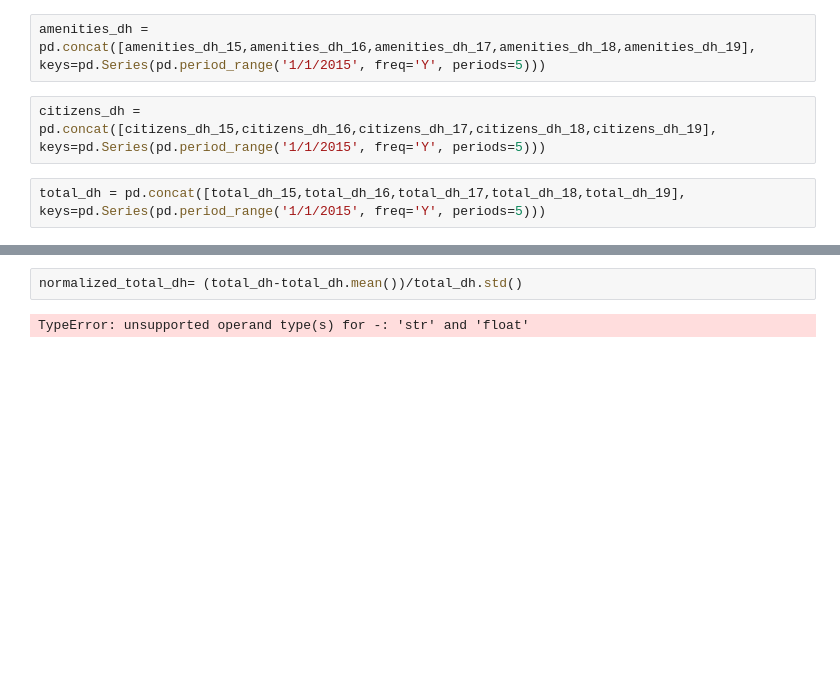
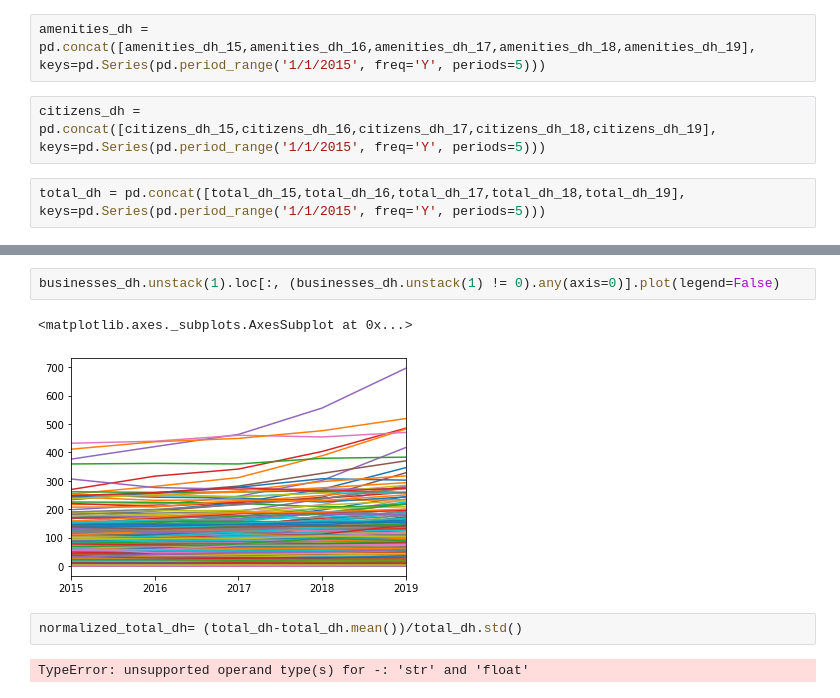
Before and after one commit to J-h-V/OpenDataDenHaag, a Jupyter notebook: DatasetCBS.ipynb, the cells around one changed output, grey strips where cells are left out. Saved outputs shown, nothing was run; the diff lists cells and outputs as text; blank space fills up the shorter version.

```diff
--- a/DatasetCBS.ipynb
+++ b/DatasetCBS.ipynb
@@ -92,3 +161,8 @@ total_dh = pd.concat([total_dh_15,total_dh_16,total_dh_17,total_dh_18,total_dh_1
+# %%
+businesses_dh.unstack(1).loc[:, (businesses_dh.unstack(1) != 0).any(axis=0)].plot(legend=False)
+# %% [output]
+<matplotlib.axes._subplots.AxesSubplot at 0x...>
+[figure, added]
 # %%
 normalized_total_dh= (total_dh-total_dh.mean())/total_dh.std()
 # %% [output]
```
Also changed, not shown: parts of 9 cells of this notebook.
